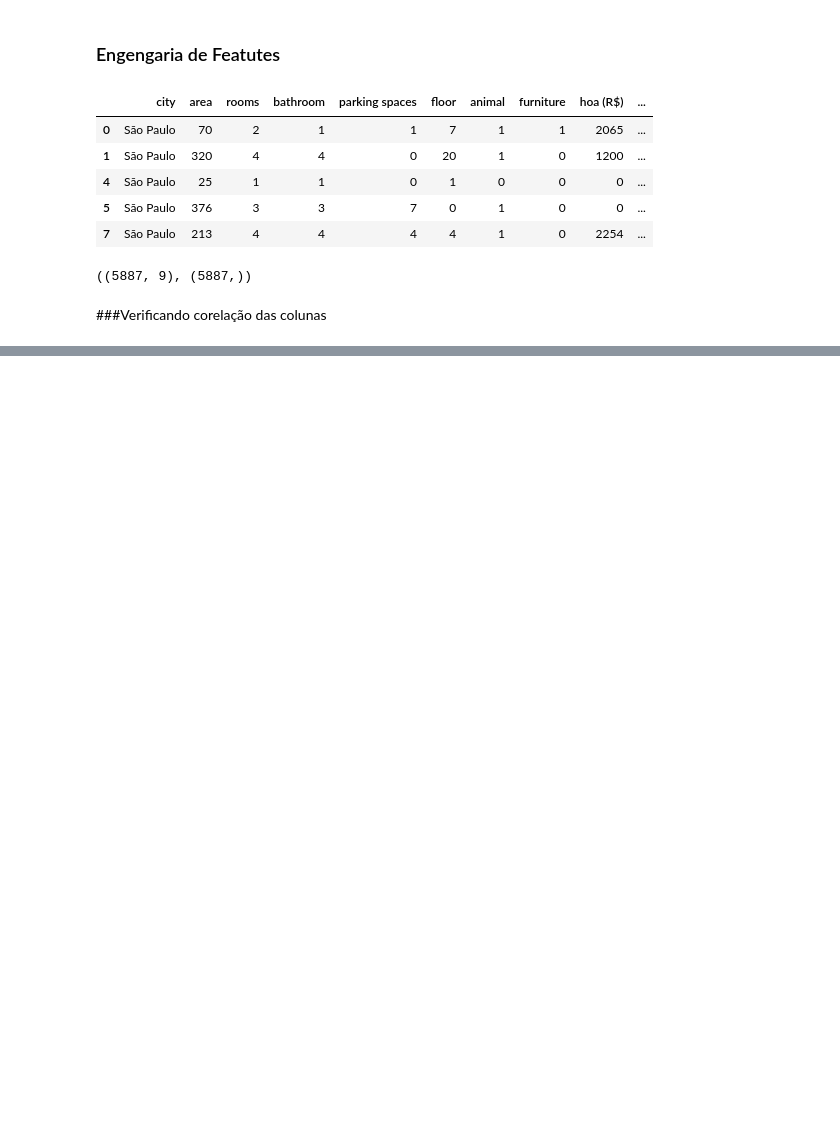
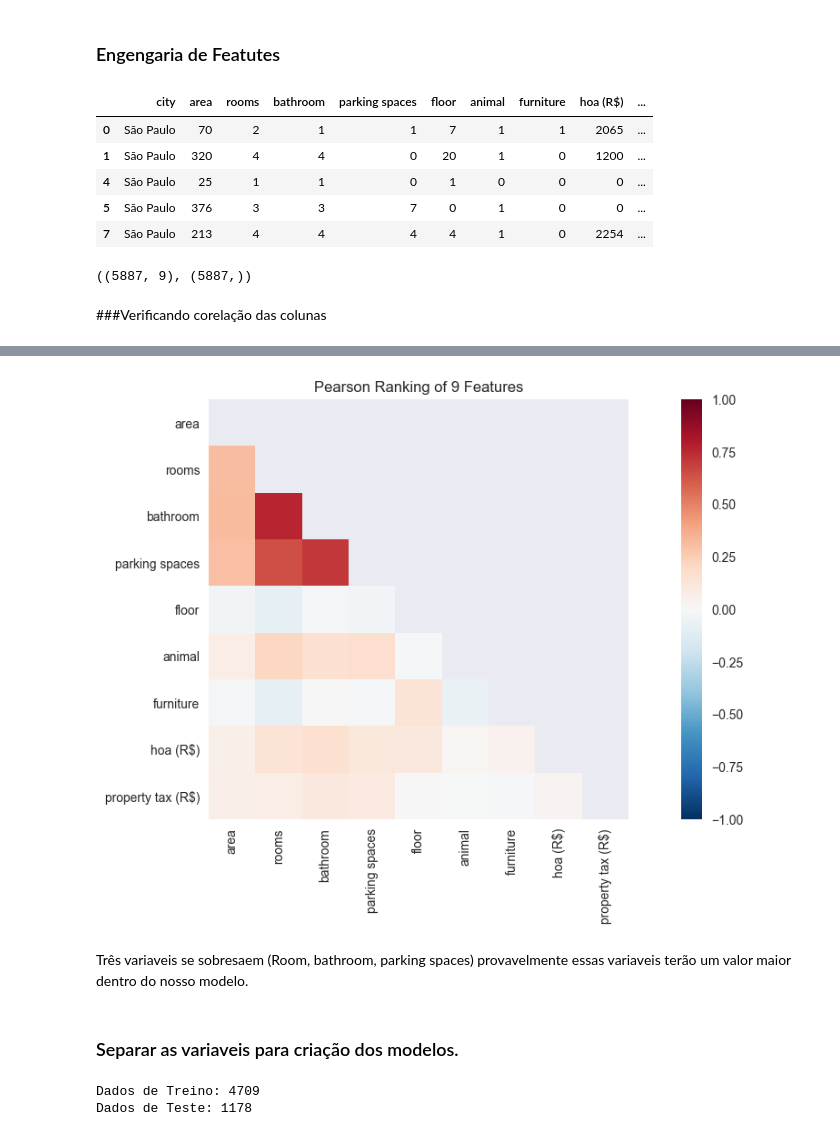
Before and after one commit to denisbrunom/Precificacao_aluguel, a Jupyter notebook: house.ipynb, the cells around one changed output, grey strips where cells are left out. Cells and saved outputs as stored; diff of their text form; code cells hidden in the pictures; blank space fills up the shorter version.

```diff
--- a/house.ipynb
+++ b/house.ipynb
@@ -278,5 +278,11 @@ Filtro_SP.corr()
 | property tax (R$) | 0.0652891494 | 0.0717019775 | 0.1016163530 | 0.0923619875 | 0.0056715089 | -0.0053077587 | -0.0078515124 | 0.0288719230 | 0.0917494207 | ... |
 # %%
 #Utilizando a biblioteca Yellowbrick
-from yellowbrick import Rank2D
+from yellowbrick.features import Rank2D
+#Definir metodo
+Correlacao = Rank2D(algoritimo='pearson')
+#Fitar função
+Correlacao.fit( Caracteristicas, Previsor)
+Correlacao.transform( Caracteristicas)
+Correlacao.show();
 # %% [output]
@@ -283,0 +289,16 @@ ImportError: cannot import name 'Rank2D' from 'yellowbrick' (c:\Users\DenisBruno
+[figure, added]
+# %% [markdown]
+Três variaveis se sobresaem (Room, bathroom, parking spaces) provavelmente essas variaveis terão um valor maior dentro do nosso modelo.
+# %% [markdown]
+### Separar as variaveis para criação dos modelos.
+# %%
+# importação da lib
+from sklearn.model_selection import train_test_split
+
+#divisão dos dados
+x_treino, x_teste, y_treino, y_teste = train_test_split(Caracteristicas, Previsor, test_size=0.2, random_state=10)
+print(f'Dados de Treino: { x_treino.shape[0] }')
+print(f'Dados de Teste: { x_teste.shape[0] }')
+# %% [output]
+Dados de Treino: 4709
+Dados de Teste: 1178
```
Also changed, not shown: parts of 7 cells of this notebook.
